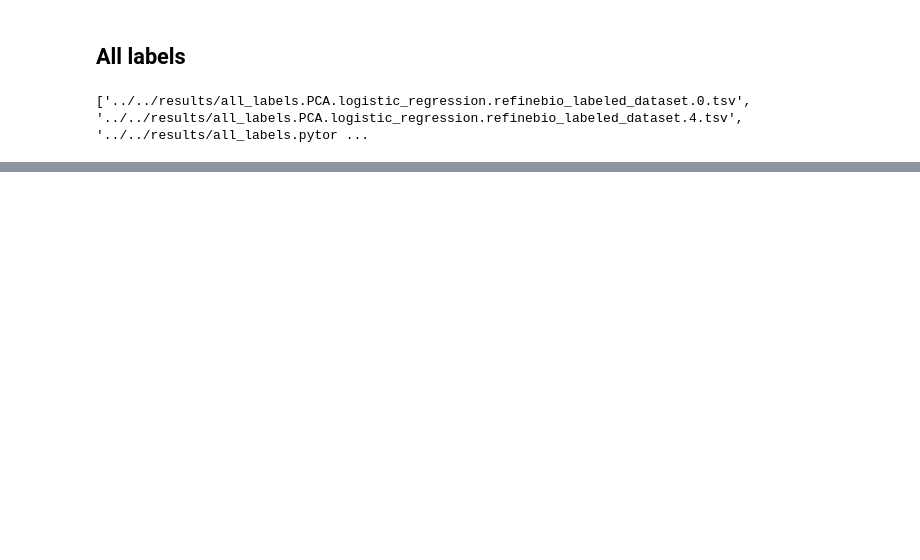
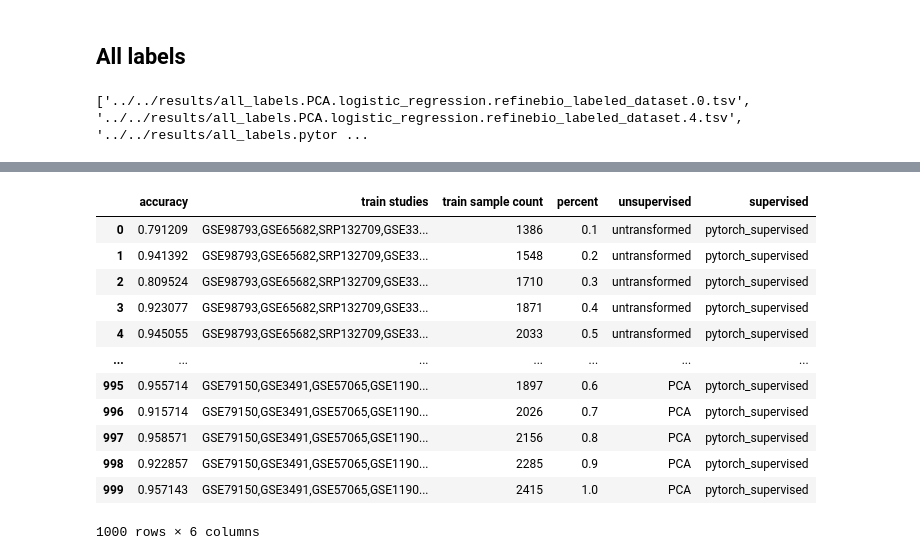
Before and after one commit to greenelab/linear_signal, a Jupyter notebook: notebook/analysis/benchmark_results.ipynb, the cells around one changed output, grey strips where cells are left out. Saved outputs shown, nothing was run; the diff lists cells and outputs as text; code cells hidden in the pictures; blank space fills up the shorter version.

```diff
--- a/notebook/analysis/benchmark_results.ipynb
+++ b/notebook/analysis/benchmark_results.ipynb
@@ -139,0 +182,27 @@ print(plot)
+# %%
+# Temporary hack due to incorrect formatting in subset_label_prediction
+sepsis_metrics = sepsis_metrics.reset_index()
+rename_map = {'accuracy': 'train studies', 'train studies': 'train sample count',
+              'train sample count': 'percent', 'index': 'accuracy'
+             }
+
+sepsis_metrics = sepsis_metrics.rename(rename_map, axis='columns')
+
+percents = np.resize((np.arange(10) + 1) * .1, 1000)
+sepsis_metrics['percent'] = percents
+
+sepsis_metrics
+# %% [output]
+|  | accuracy | train studies | train sample count | percent | unsupervised | supervised |
+| 0 | 0.791209 | GSE98793,GSE65682,SRP132709,GSE33... | 1386 | 0.1 | untransformed | pytorch_supervised |
+| 1 | 0.941392 | GSE98793,GSE65682,SRP132709,GSE33... | 1548 | 0.2 | untransformed | pytorch_supervised |
+| 2 | 0.809524 | GSE98793,GSE65682,SRP132709,GSE33... | 1710 | 0.3 | untransformed | pytorch_supervised |
+| 3 | 0.923077 | GSE98793,GSE65682,SRP132709,GSE33... | 1871 | 0.4 | untransformed | pytorch_supervised |
+| 4 | 0.945055 | GSE98793,GSE65682,SRP132709,GSE33... | 2033 | 0.5 | untransformed | pytorch_supervised |
+| ... | ... | ... | ... | ... | ... | ... |
+| 995 | 0.955714 | GSE79150,GSE3491,GSE57065,GSE1190... | 1897 | 0.6 | PCA | pytorch_supervised |
+| 996 | 0.915714 | GSE79150,GSE3491,GSE57065,GSE1190... | 2026 | 0.7 | PCA | pytorch_supervised |
+| 997 | 0.958571 | GSE79150,GSE3491,GSE57065,GSE1190... | 2156 | 0.8 | PCA | pytorch_supervised |
+| 998 | 0.922857 | GSE79150,GSE3491,GSE57065,GSE1190... | 2285 | 0.9 | PCA | pytorch_supervised |
+| 999 | 0.957143 | GSE79150,GSE3491,GSE57065,GSE1190... | 2415 | 1.0 | PCA | pytorch_supervised |
+1000 rows × 6 columns
```
Also changed, not shown: parts of 11 cells of this notebook.
